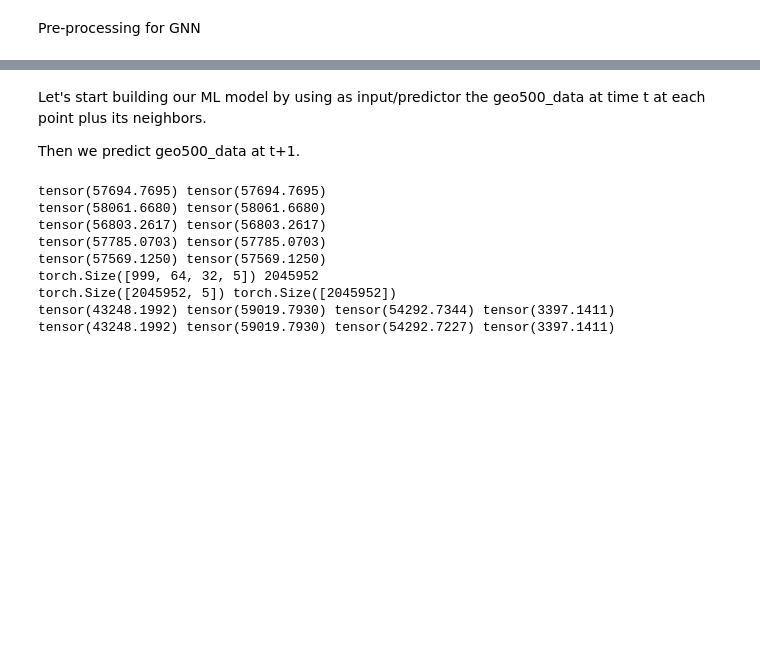
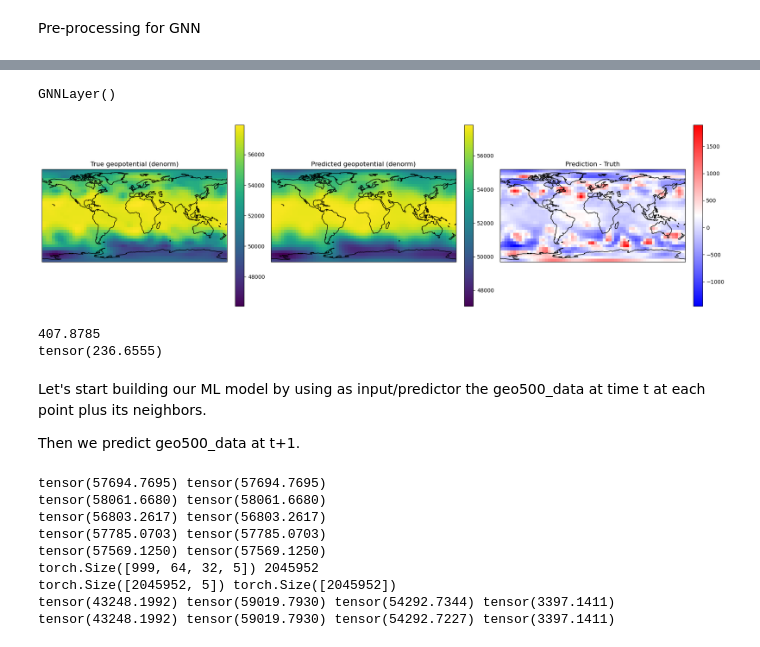
Before and after one commit to shenriks/CRPS_toy_examples, a Jupyter notebook: first_tries.ipynb, the cells around one changed output, grey strips where cells are left out. Cells and saved outputs as stored; diff of their text form; code cells hidden in the pictures; blank space fills up the shorter version.

```diff
--- a/first_tries.ipynb
+++ b/first_tries.ipynb
@@ -229,3 +319,75 @@ graph = Graph(64, 32, latitudes=latitudes, longitudes=longitudes, data=geo_norm)
+# %%
+model.layers[0]
+# %% [output]
+GNNLayer()
+# %%
+# Convert geo_mean and geo_std to scalars for numpy operations
+#geo_mean_val = geo_mean.item() if hasattr(geo_mean, "item") else float(geo_mean)
+#geo_std_val = geo_std.item() if hasattr(geo_std, "item") else float(geo_std)
+# Choose a time step to predict (e.g., t = 101)
+t_pred = 101
+x_input = geo_norm[t_pred-1].reshape(-1, 1).float()
+
+# Model prediction
+model.eval()
+with torch.no_grad():
+    y_pred = model(x_input, edge_index).cpu().numpy().reshape(64, 32)
+y_true = geo_norm[t_pred].cpu().numpy().reshape(64, 32)
+
+# Denormalize
+y_pred_denorm = y_pred * geo_std_val + geo_mean_val
+y_true_denorm = y_true * geo_std_val + geo_mean_val
+diff = y_pred_denorm - y_true_denorm
+# %%
+import matplotlib.pyplot as plt
+import cartopy.crs as ccrs
+import numpy as np
+
+# Prepare longitude and latitude meshgrid for pcolormesh
+lons = graph.longitudes
+lats = graph.latitudes
+lon2d, lat2d = np.meshgrid(lons, lats, indexing='ij')  # shape (64, 32)
+
+fig, axs = plt.subplots(1, 3, figsize=(18, 5),
+                        subplot_kw={'projection': ccrs.PlateCarree()})
+
+# True field
+pcm0 = axs[0].pcolormesh(lon2d, lat2d, y_true_denorm, shading='auto', cmap='viridis')
+axs[0].set_title('True geopotential (denorm)')
+axs[0].set_xlabel('Longitude')
+axs[0].set_ylabel('Latitude')
+axs[0].coastlines()
+plt.colorbar(pcm0, ax=axs[0], orientation='vertical', fraction=0.046, pad=0.04)
+
+# Predicted field
+pcm1 = axs[1].pcolormesh(lon2d, lat2d, y_pred_denorm, shading='auto', cmap='viridis')
+axs[1].set_title('Predicted geopotential (denorm)')
+axs[1].set_xlabel('Longitude')
+axs[1].set_ylabel('Latitude')
+axs[1].coastlines()
+plt.colorbar(pcm1, ax=axs[1], orientation='vertical', fraction=0.046, pad=0.04)
+
+# Difference
+pcm2 = axs[2].pcolormesh(lon2d, lat2d, diff, shading='auto', cmap='bwr')
+axs[2].set_title('Prediction - Truth')
+axs[2].set_xlabel('Longitude')
+axs[2].set_ylabel('Latitude')
+axs[2].coastlines()
+plt.colorbar(pcm2, ax=axs[2], orientation='vertical', fraction=0.046, pad=0.04)
+
+plt.tight_layout()
+plt.show()
+# %% [output]
+[figure, added]
+# %%
+import numpy as np
+
+print(np.sqrt(np.mean(diff**2)))
+
+print(torch.sqrt(torch.mean  (( geo500_data[101,:,:]-geo500_data[100,:,:])**2 )))
+# %% [output]
+407.8785
+tensor(236.6555)
 # %% [markdown]
 Let's start building our ML model by using as input/predictor the geo500_data at time t at each point plus its neighbors.
 
```
Also changed, not shown: parts of 6 cells of this notebook, 18 other files.
